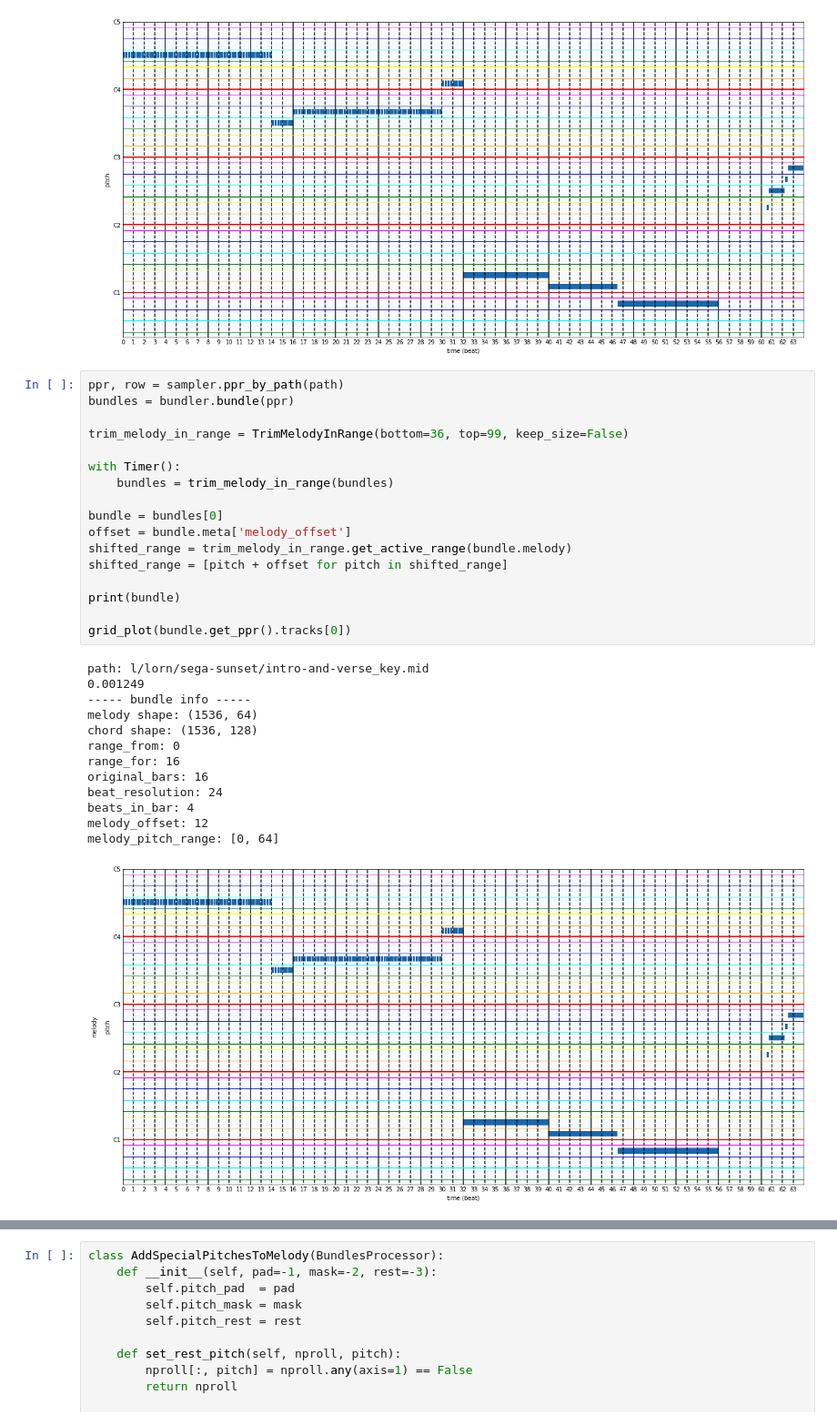
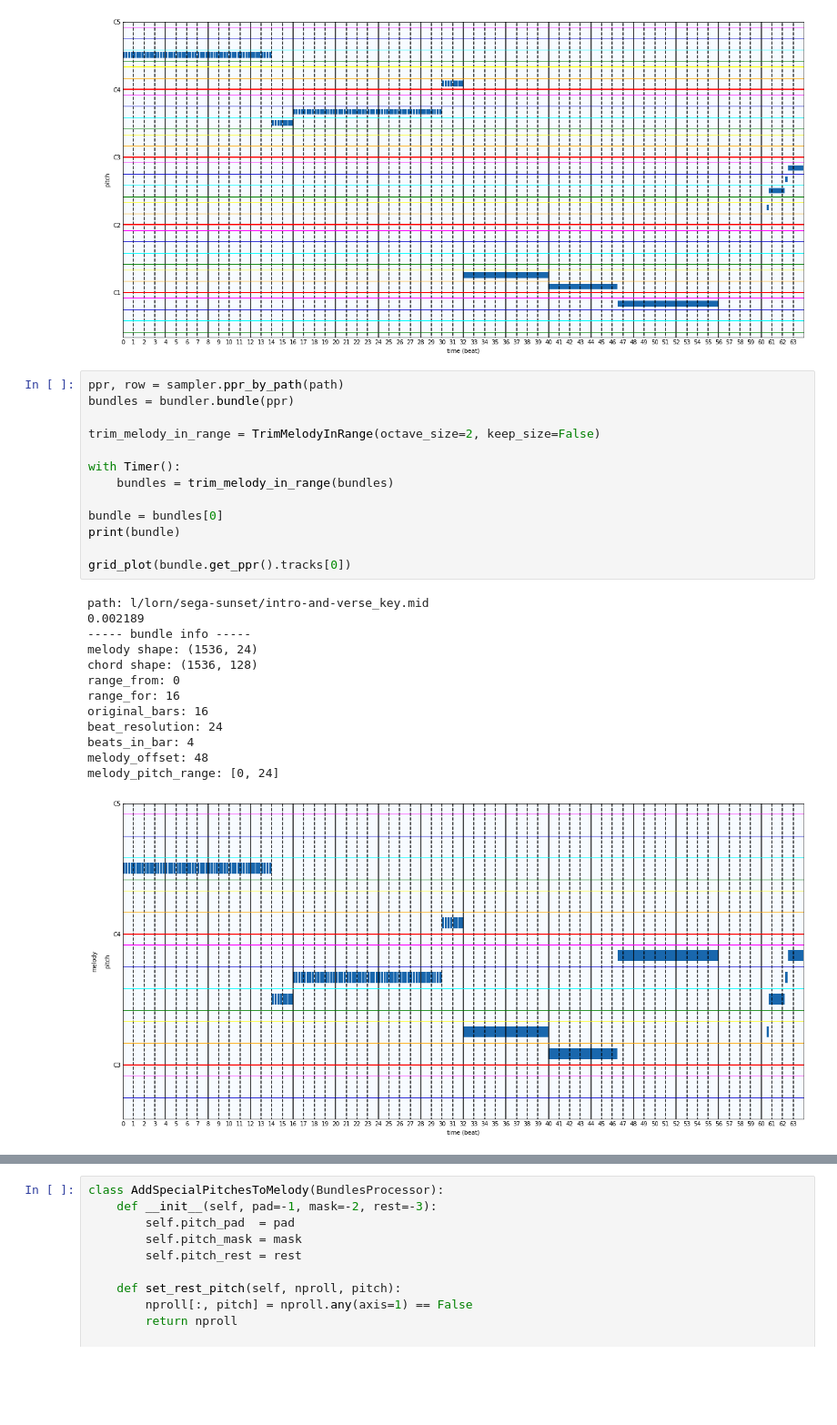
Before and after one commit to fuurin/schwbert, a Jupyter notebook: preprocess/theorytab.ipynb, the cells around one changed output, grey strips where cells are left out. Shown at 91% size. Drawn from its saved outputs; the diff is of its cells as text; blank space fills up the shorter version.

Commit message:
reducing pitches doesn't work

```diff
--- a/preparation/theorytab.ipynb
+++ b/preprocess/theorytab.ipynb
@@ -498,33 +509,29 @@ highest: 66.0, lowest: 22.0
 # %%
 ppr, row = sampler.ppr_by_path(path)
 bundles = bundler.bundle(ppr)
 
-trim_melody_in_range = TrimMelodyInRange(bottom=36, top=99, keep_size=False)
+trim_melody_in_range = TrimMelodyInRange(octave_size=2, keep_size=False)
 
 with Timer():
     bundles = trim_melody_in_range(bundles)
 
 bundle = bundles[0]
-offset = bundle.meta['melody_offset']
-shifted_range = trim_melody_in_range.get_active_range(bundle.melody)
-shifted_range = [pitch + offset for pitch in shifted_range]
-
 print(bundle)
 
 grid_plot(bundle.get_ppr().tracks[0])
 # %% [output]
 path: l/lorn/sega-sunset/intro-and-verse_key.mid
-0.001249
+0.002189
 ----- bundle info -----
-melody shape: (1536, 64)
+melody shape: (1536, 24)
 chord shape: (1536, 128)
 range_from: 0
 range_for: 16
 original_bars: 16
 beat_resolution: 24
 beats_in_bar: 4
-melody_offset: 12
-melody_pitch_range: [0, 64]
+melody_offset: 48
+melody_pitch_range: [0, 24]
-[figure, old version]
+[figure, new version]
 # %% [markdown]
 ### 特殊ピッチをメロディに加える
```
Also changed, not shown: parts of 20 cells of this notebook, 4 other files.
